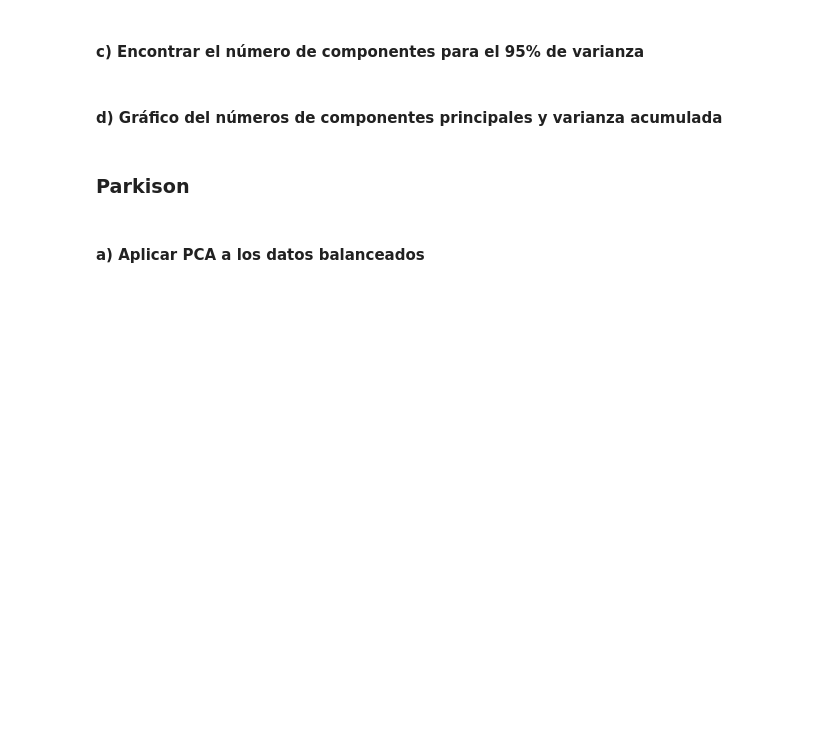
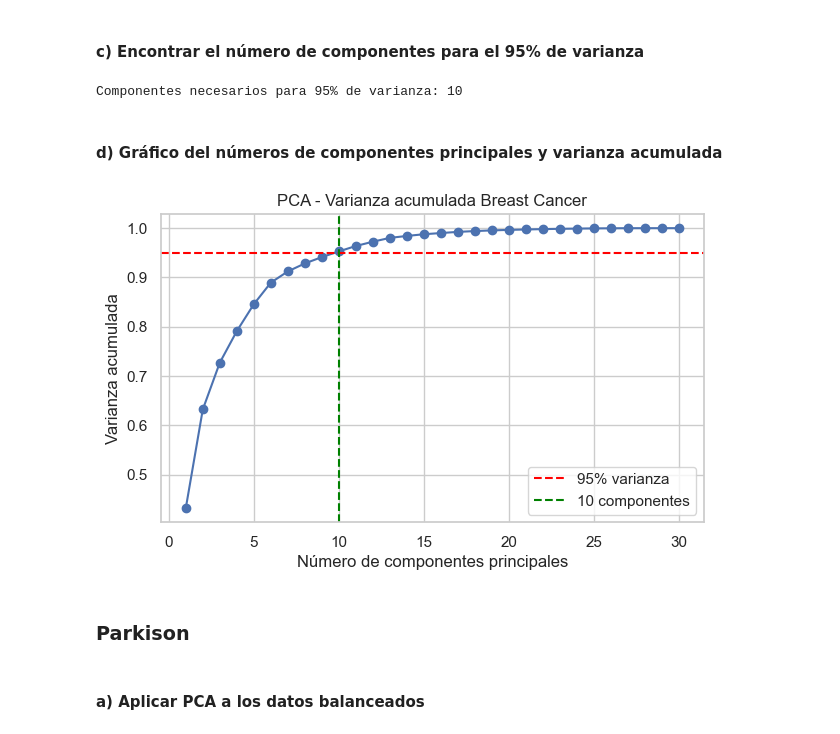
Before and after one commit to nodracPM/Pattern-Recognition, a Jupyter notebook: Lab/P4/notebook.ipynb, the cells around one changed output. Cells and saved outputs as stored; diff of their text form; code cells hidden in the pictures; blank space fills up the shorter version.

```diff
--- a/Lab/P4/notebook.ipynb
+++ b/Lab/P4/notebook.ipynb
@@ -94,3 +179,13 @@ parkinsons_updrs_df.sample(5)
 ### Breast Cancer
 # %% [markdown]
 #### a) Separación de tipos de variables (Identificamos columnas numéricas y categóricas)
+# %%
+# Tipos de variables: Breast Cancer
+wdbc_target = 'diagnosis'
+wdbc_id_columns = ['id']
+wdbc_numeric_features = wdbc_df.drop(columns=wdbc_id_columns + [wdbc_target]).select_dtypes(include='number').columns.tolist()
+wdbc_categorical_features = wdbc_df.drop(columns=wdbc_id_columns + [wdbc_target]).select_dtypes(exclude='number').columns.tolist()
+
+print('Columnas numéricas:', len(wdbc_numeric_features))
+print(wdbc_numeric_features)
+print('Columnas categóricas:', wdbc_categorical_features)
@@ -120,3 +408,13 @@ parkinsons_updrs_df.sample(5)
 ### Breast Cancer
 # %% [markdown]
 #### a) Aplicar PCA a los datos balanceados
+# %%
+# Aplicar PCA a los datos balanceados: Breast Cancer
+wdbc_pca_scaler = StandardScaler()
+wdbc_X_train_balanced_scaled = wdbc_pca_scaler.fit_transform(wdbc_X_train_balanced)
+wdbc_X_test_scaled = wdbc_pca_scaler.transform(wdbc_X_test)
+
+wdbc_pca = PCA(random_state=RANDOM_STATE)
+wdbc_X_train_pca = wdbc_pca.fit_transform(wdbc_X_train_balanced_scaled)
+wdbc_X_test_pca = wdbc_pca.transform(wdbc_X_test_scaled)
+print('Componentes calculados:', wdbc_pca.n_components_)
@@ -123,2 +423,11 @@ parkinsons_updrs_df.sample(5)
 # %% [markdown]
 #### b) Cálculo de la varianza acumulada
+# %%
+# Varianza acumulada: Breast Cancer
+wdbc_cumulative_variance = np.cumsum(wdbc_pca.explained_variance_ratio_)
+wdbc_variance_table = pd.DataFrame({
+    'component': np.arange(1, len(wdbc_cumulative_variance) + 1),
+    'explained_variance': wdbc_pca.explained_variance_ratio_,
+    'cumulative_variance': wdbc_cumulative_variance
+})
+display(wdbc_variance_table.head(10))
@@ -125,7 +446,26 @@ parkinsons_updrs_df.sample(5)
 # %% [markdown]
 #### c) Encontrar el número de componentes para el 95% de varianza
+# %%
+# Número de componentes para 95% de varianza: Breast Cancer
+wdbc_n_components_95 = int(np.argmax(wdbc_cumulative_variance >= 0.95) + 1)
+print(f'Componentes necesarios para 95% de varianza: {wdbc_n_components_95}')
+# %% [output]
+Componentes necesarios para 95% de varianza: 10
 # %% [markdown]
 #### d) Gráfico del números de componentes principales y varianza acumulada
+# %%
+# Gráfico de componentes y varianza acumulada: Breast Cancer
+plt.figure(figsize=(7, 4))
+plt.plot(wdbc_variance_table['component'], wdbc_variance_table['cumulative_variance'], marker='o')
+plt.axhline(0.95, color='red', linestyle='--', label='95% varianza')
+plt.axvline(wdbc_n_components_95, color='green', linestyle='--', label=f'{wdbc_n_components_95} componentes')
+plt.title('PCA - Varianza acumulada Breast Cancer')
+plt.xlabel('Número de componentes principales')
+plt.ylabel('Varianza acumulada')
+plt.legend()
+plt.show()
+# %% [output]
+[figure, added]
 # %% [markdown]
 ### Parkison
 # %% [markdown]
```
Also changed, not shown: parts of 49 cells of this notebook, 4 other files.
